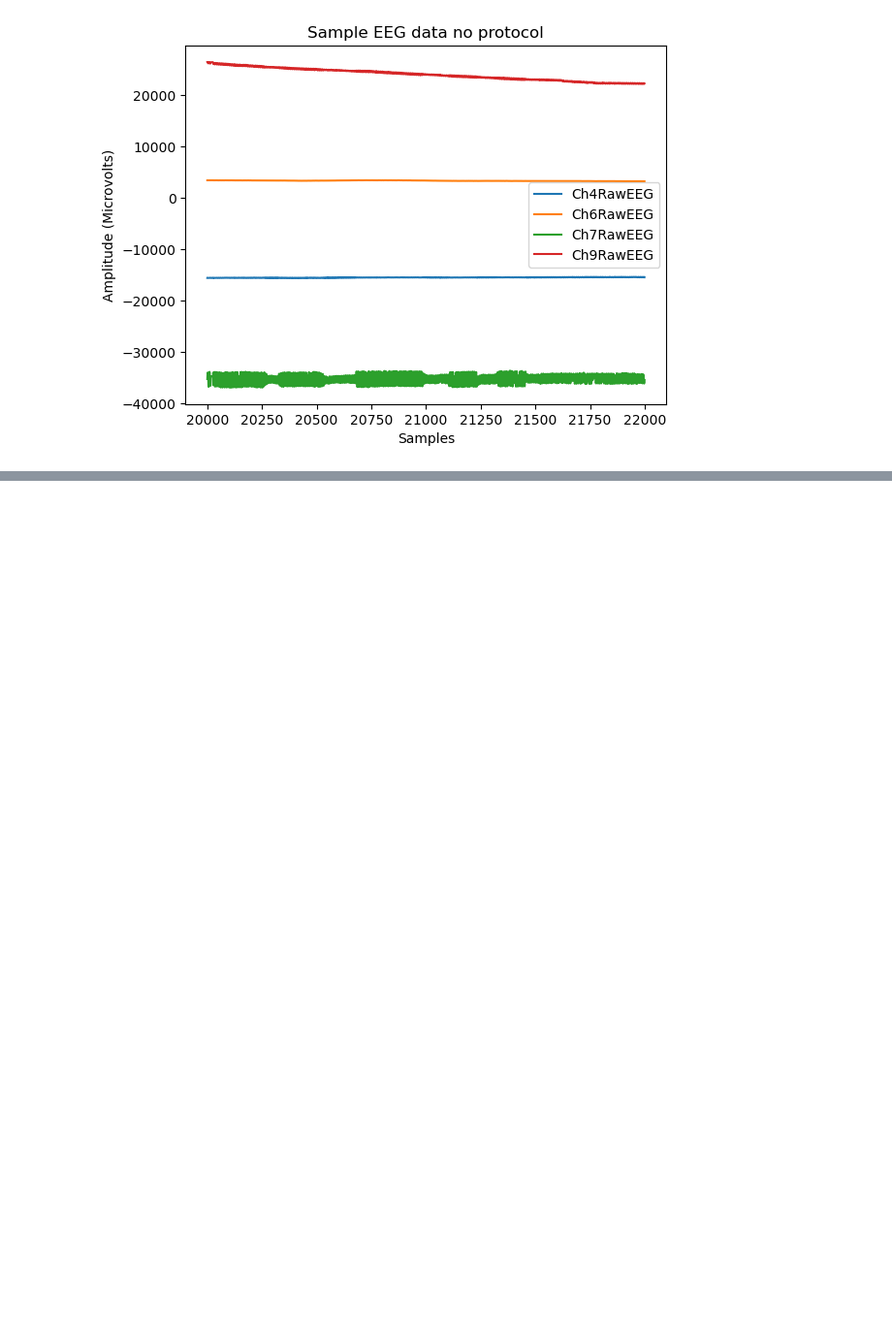
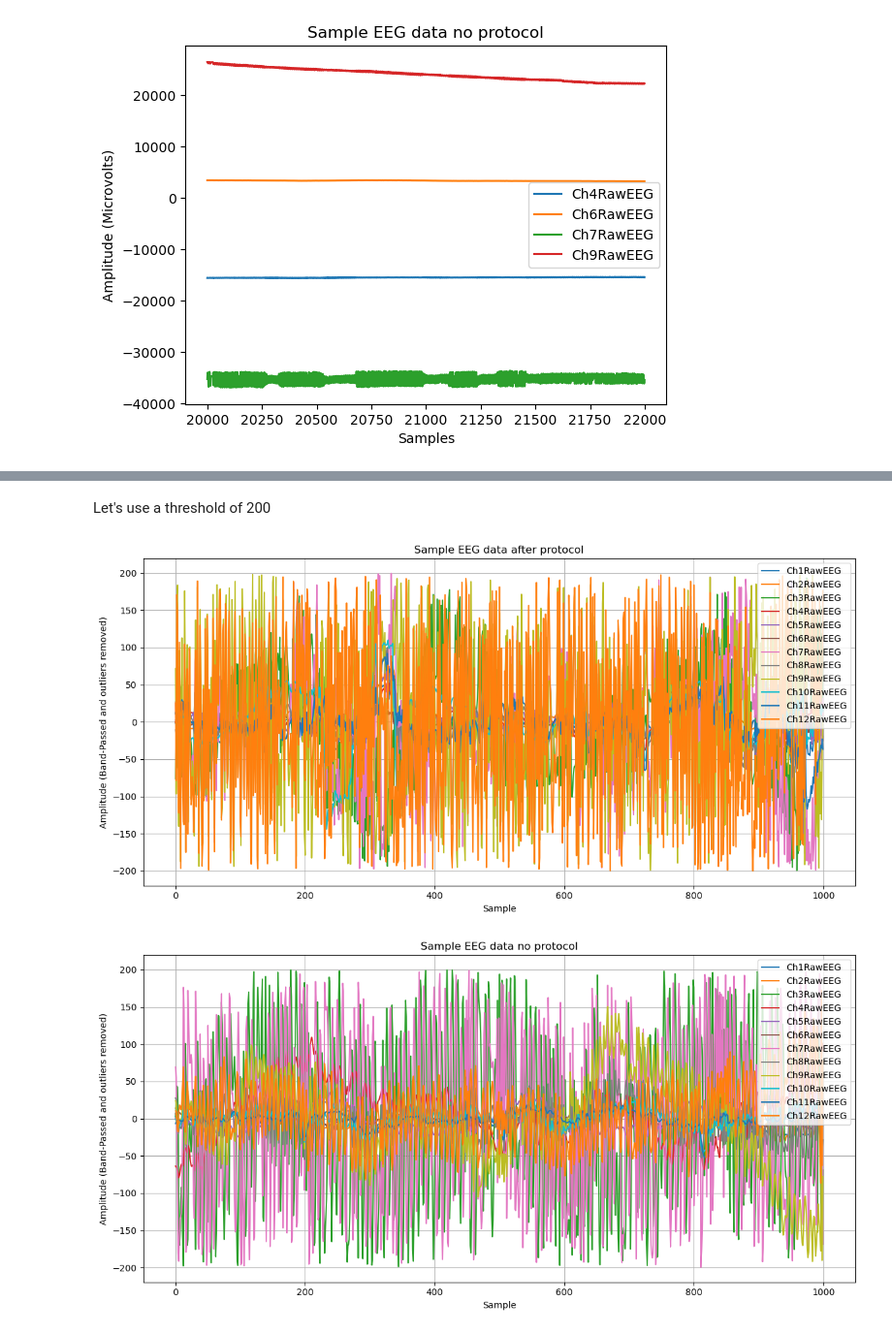
Before and after one commit to maviperu/focus-protocol-eeg-dl, a Jupyter notebook: scripts/Analyze Brain Data.ipynb, the cells around one changed output, grey strips where cells are left out. Shown at 97% size. Saved outputs shown, nothing was run; the diff lists cells and outputs as text; code cells hidden in the pictures; blank space fills up the shorter version.

```diff
--- a/scripts/Analyze Brain Data.ipynb
+++ b/scripts/Analyze Brain Data.ipynb
@@ -138,0 +148,6 @@ A very high filter order of 180 is not yet significantly delayed but it starts i
+# %%
+filtered_df_dict = dict()
+for condition in df_dict:
+    high_pass_filtered_array = butter_highpass_filter(df_dict[condition][eeg_columns].values, highcut, sampling_rate, order=filter_order)
+    band_pass_filtered_array = butter_lowpass_filter(high_pass_filtered_array, lowcut, sampling_rate, order=filter_order)
+    filtered_df_dict[condition] = pd.DataFrame(band_pass_filtered_array, columns=eeg_columns)
@@ -138,0 +176,12 @@ A very high filter order of 180 is not yet significantly delayed but it starts i
+# %%
+def remove_outliers(df, threshold=25):
+    mask = ((df >= -threshold) & (df <= threshold)).all(axis=1)
+    return df[mask]
+
+thresholds_to_test = [25,50,100,150, 200, 500, 1000]
+
+for threshold in thresholds_to_test:
+    datapoints_without_outliers = len(remove_outliers(filtered_df_dict[condition_to_check], threshold=threshold))
+
+    print(f'The percentage of datapoints kept after removing outliers above {threshold} is:')
+    print(f'{np.round( datapoints_without_outliers/datapoints_orig, 2)}%')
@@ -138,0 +203,28 @@ A very high filter order of 180 is not yet significantly delayed but it starts i
+# %% [markdown]
+Let's use a threshold of 200
+# %%
+chosen_threshold = 200
+no_outliers_data = dict()
+for condition in df_dict:
+    no_outliers_data[condition] = remove_outliers(filtered_df_dict[condition], threshold=chosen_threshold)
+# %%
+# --- Plotting function ---
+def plot_filtered_data(df, title):
+    plt.figure(figsize=(12, 6))
+    for ch in df.columns:
+        plt.plot(df[ch].reset_index(drop=True), label=ch)
+    plt.title(title)
+    plt.xlabel("Sample")
+    plt.ylabel("Amplitude (Band-Passed and outliers removed)")
+    # plt.ylim(-1*chosen_threshold, chosen_threshold)  # Force y-axis limit to confirm no overflow
+    plt.legend()
+    plt.grid(True)
+    plt.tight_layout()
+    plt.show()
+# %%
+sample_datapoints=range(1000,2000)
+for condition in no_outliers_data:
+    plot_filtered_data(no_outliers_data[condition].iloc[sample_datapoints], f'{condition}')
+# %% [output]
+[figure, added]
+[figure, added]
```
Also changed, not shown: parts of 28 cells of this notebook.
